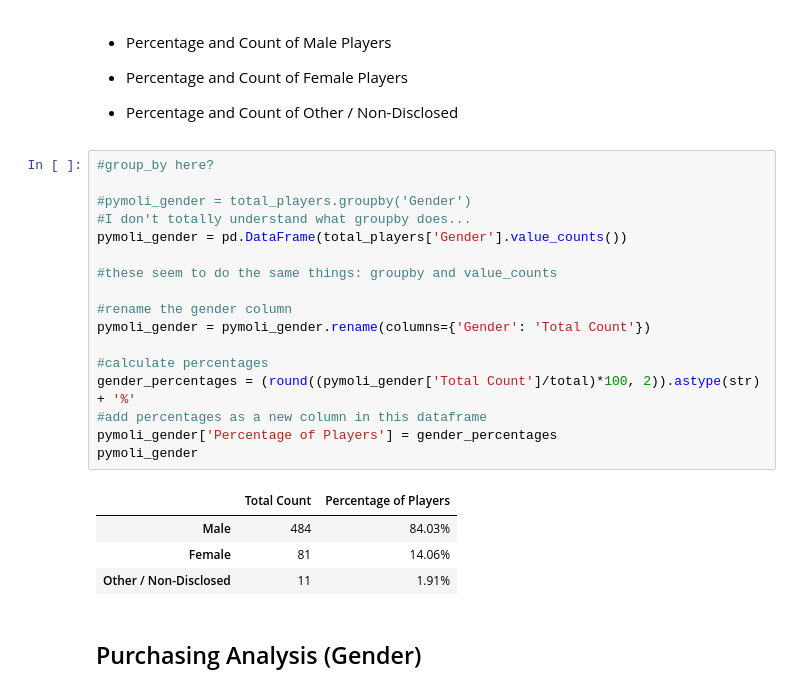
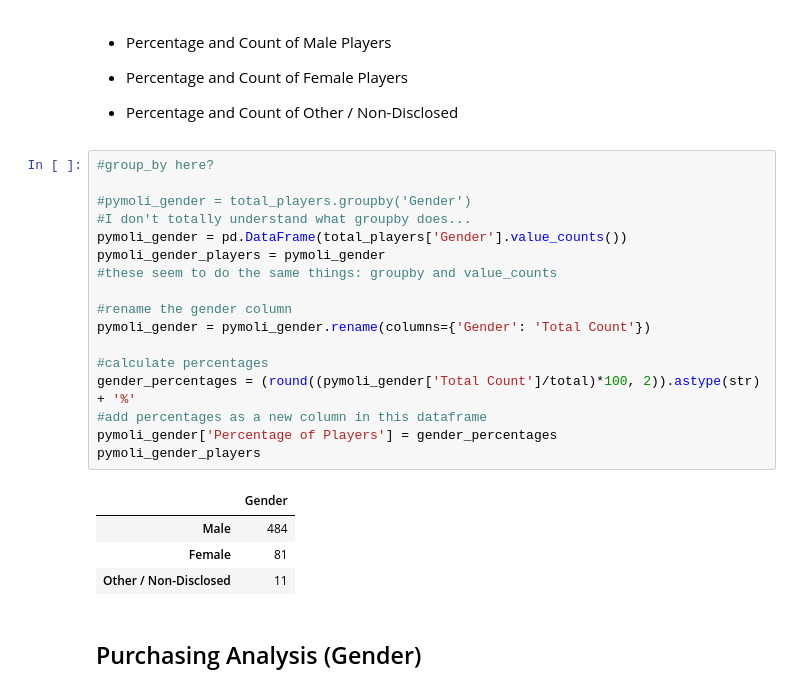
Before and after one commit to Witwer93/pandas-challenge, a Jupyter notebook: HeroesOfPymoli/Pandas_Homework_HeroesOfPymoli.ipynb, the cells around one changed output. Drawn from its saved outputs; the diff is of its cells as text.

Commit message:
still working on gendered avg purchase per player

```diff
--- a/HeroesOfPymoli/Pandas_Homework_HeroesOfPymoli.ipynb
+++ b/HeroesOfPymoli/Pandas_Homework_HeroesOfPymoli.ipynb
@@ -94,25 +94,25 @@ pymoli_summary
 # %%
 #group_by here?
 
 #pymoli_gender = total_players.groupby('Gender')
 #I don't totally understand what groupby does...
 pymoli_gender = pd.DataFrame(total_players['Gender'].value_counts())
-
+pymoli_gender_players = pymoli_gender
 #these seem to do the same things: groupby and value_counts
 
 #rename the gender column
 pymoli_gender = pymoli_gender.rename(columns={'Gender': 'Total Count'})
 
 #calculate percentages
 gender_percentages = (round((pymoli_gender['Total Count']/total)*100, 2)).astype(str) + '%'
 #add percentages as a new column in this dataframe
 pymoli_gender['Percentage of Players'] = gender_percentages
-pymoli_gender
+pymoli_gender_players
 # %% [output]
-|  | Total Count | Percentage of Players |
-| Male | 484 | 84.03% |
-| Female | 81 | 14.06% |
-| Other / Non-Disclosed | 11 | 1.91% |
+|  | Gender |
+| Male | 484 |
+| Female | 81 |
+| Other / Non-Disclosed | 11 |
 # %% [markdown]
 
 ## Purchasing Analysis (Gender)
```
Also changed, not shown: parts of 1 cell of this notebook.
